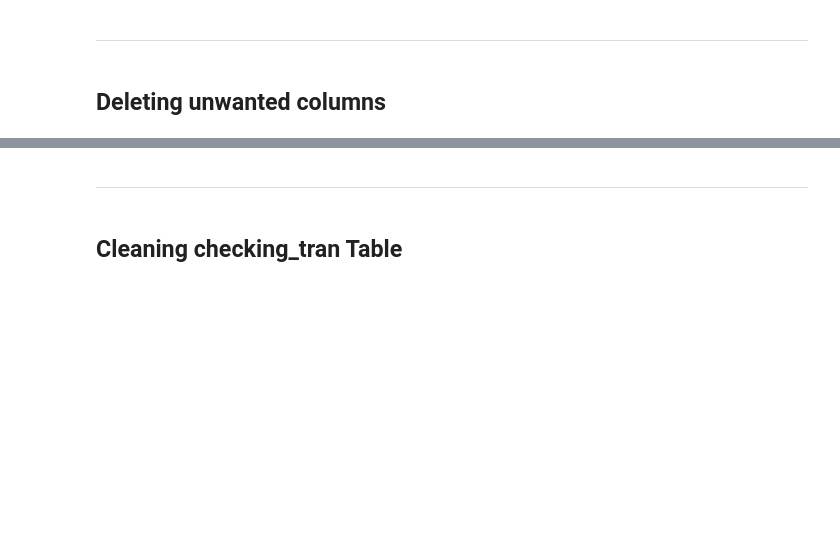
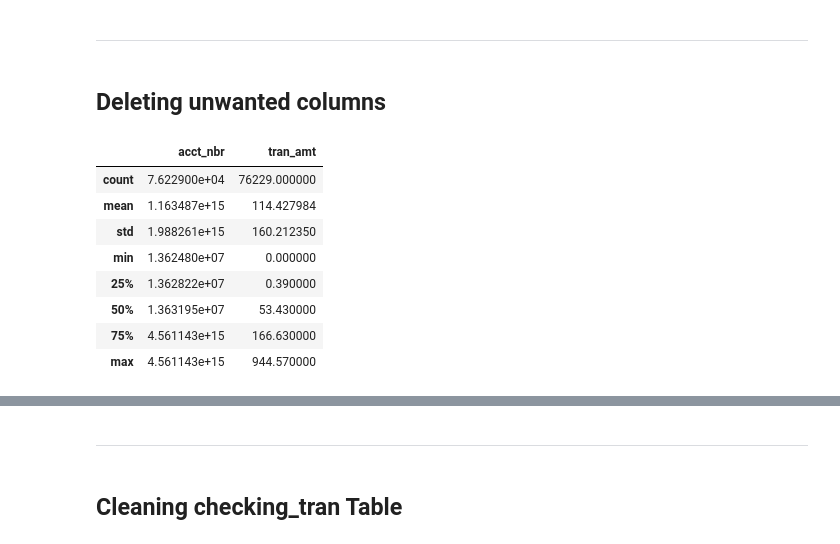
Before and after one commit to taaaraaa/Unsupervised-Learning, a Jupyter notebook: transactions table EDA.ipynb, the cells around one changed output, grey strips where cells are left out. Saved outputs shown, nothing was run; the diff lists cells and outputs as text; code cells hidden in the pictures; blank space fills up the shorter version.

```diff
--- a/transactions table EDA.ipynb
+++ b/transactions table EDA.ipynb
@@ -100,3 +100,16 @@ transactions_clean
 ----------------------------------
 # %% [markdown]
 ## Deleting unwanted columns
+# %%
+transactions_clean=transactions_clean[['acct_nbr','tran_amt']]
+transactions_clean.describe()
+# %% [output]
+|  | acct_nbr | tran_amt |
+| count | 7.622900e+04 | 76229.000000 |
+| mean | 1.163487e+15 | 114.427984 |
+| std | 1.988261e+15 | 160.212350 |
+| min | 1.362480e+07 | 0.000000 |
+| 25% | 1.362822e+07 | 0.390000 |
+| 50% | 1.363195e+07 | 53.430000 |
+| 75% | 4.561143e+15 | 166.630000 |
+| max | 4.561143e+15 | 944.570000 |
```
Also changed, not shown: parts of 29 cells of this notebook, 1 other file.
